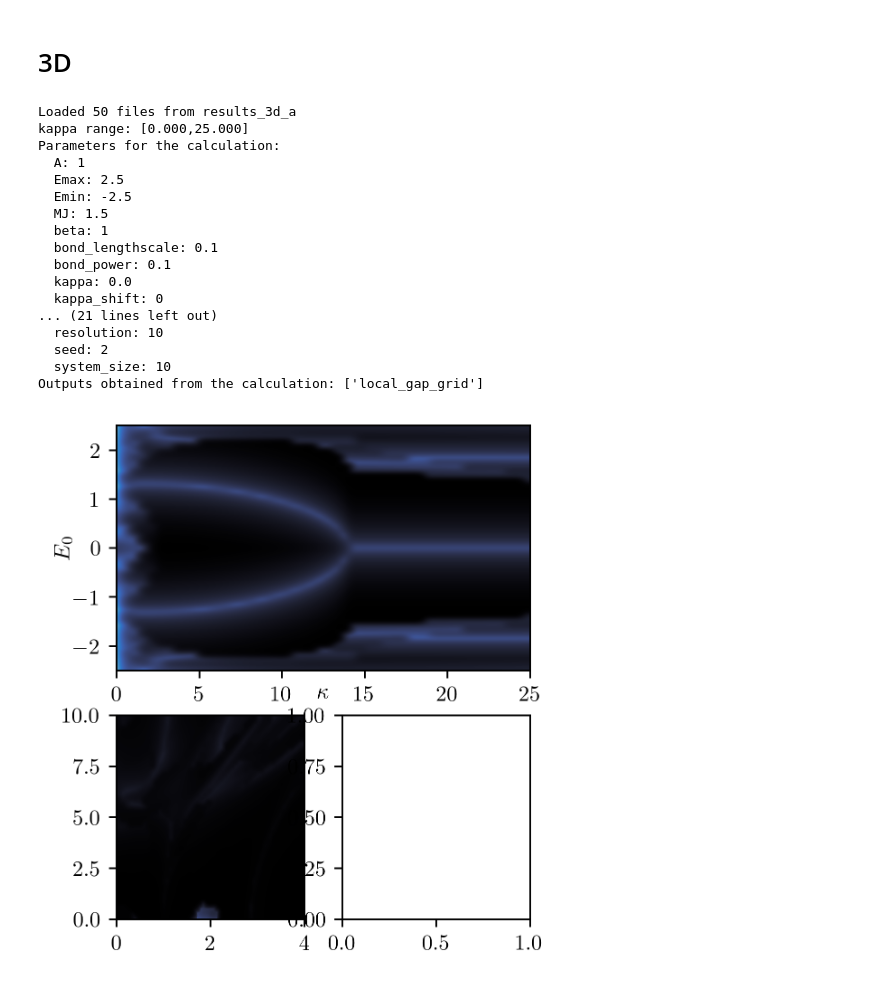
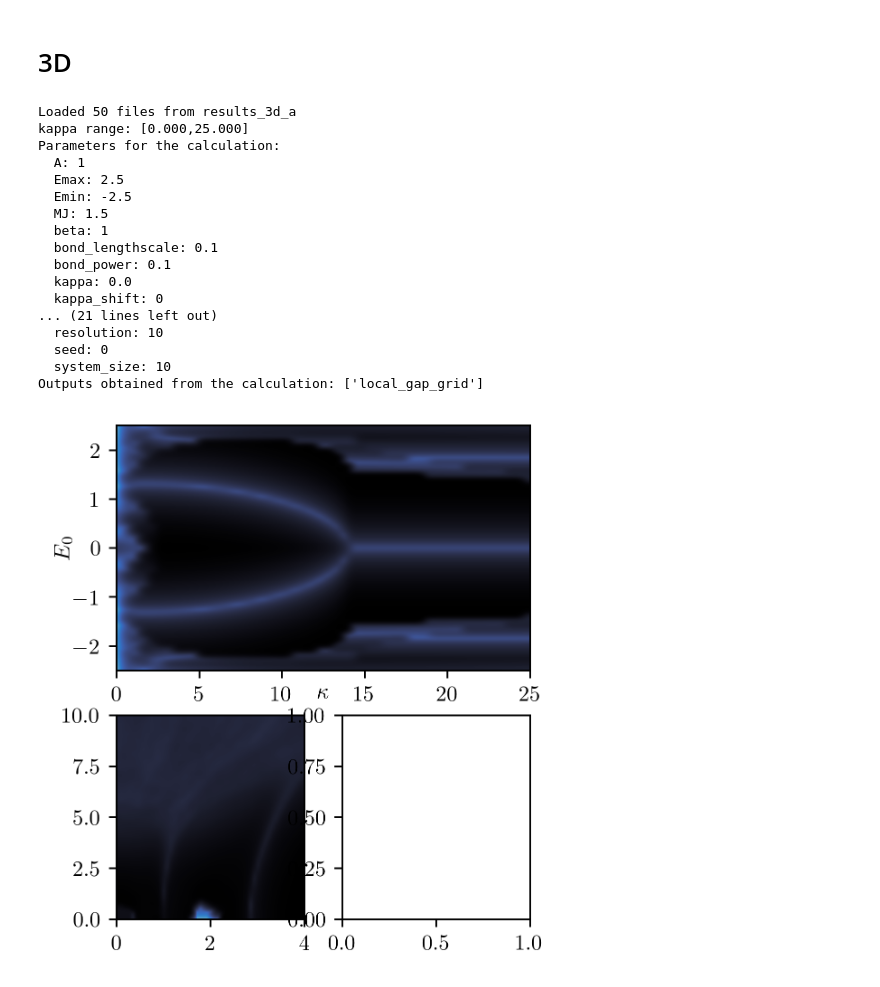
Before and after one commit to lauragoms/TAI-localizer, a Jupyter notebook: appendix/kappa.ipynb, the cells around one changed output. Cells and saved outputs as stored; diff of their text form; code cells hidden in the pictures.

Commit message:
check kappa 2 again

```diff
--- a/appendix/kappa.ipynb
+++ b/appendix/kappa.ipynb
@@ -157,7 +157,7 @@ output_a = load_cluster_results(
 )
 output_bc = load_cluster_results(
     "results_3d_bc",
-    "results_seed2.0_kappa_2_L10.h5",
+    "results_seed*_kappa_2_L10.h5",
     check_reals=50,
 )
 # %% [output]
@@ -175,9 +175,11 @@ Parameters for the calculation:
   kappa_shift: 0
 ... (21 lines left out)
   resolution: 10
-  seed: 2
+  seed: 0
   system_size: 10
 Outputs obtained from the calculation: ['local_gap_grid']
+# %%
+localgap_b = np.mean([elem for elem in output_bc['local_gap_grid']], axis = 0)
 # %%
 M_values = np.linspace(0, 4, 50)
 kappa_values = np.linspace(0, 25, 50)
@@ -222,7 +224,7 @@ ax_top.set_xlabel(r'$\kappa$', labelpad=-10)
 ax_top.set_ylabel(r'$E_0$', labelpad=0)
 # # plt.savefig("localgap_kappa_grid.png", bbox_inches='tight')
 
-localgap_b = np.array(output_bc['local_gap_grid'])
+
 M_values = np.linspace(0, 4, 50)
 W_values = np.linspace(0, 10, 50)
 axes = ax_bl
@@ -250,33 +252,33 @@ im = axes.imshow(
 
 # ax_bl.set_ylabel(r'$W$', labelpad=0)
 # ax_br.set_yticks([])
 
 
 # ax_cbar = ax_top.inset_axes([1.05, -0.6, 0.05, 1.2])
 # cbar = fig.colorbar(
 #     im,
 #     cax=ax_cbar,
 #     orientation='vertical',
 #     fraction=1,
 #     norm='log',
 #     # label='Local gap',
 #     )
 # cbar.set_label('Local gap', labelpad=-15)
 # cbar.outline.set_visible(False)
 # cbar.ax.minorticks_off()
 # cbar.ax.tick_params(length=0)
 # cbar.set_ticks([10**np.round(np.min(np.log10(localgap_grid[:,:].T))), 10**np.floor(np.max(np.log10(localgap_grid[:,:].T)))])
 
 
 # ax_cbar.tick_params(length=0)
 # ax_cbar.set_frame_on(False)
 # ax_cbar.set_rasterized(True)
 # # cbar.outline.set_visible(False)
 
 # label = ['a)', 'b)', 'c)']
 # # for axes in [ax_top, ax_bl, ax_br]:
 # #     axes.text(label.pop(0), transform=axes.transAxes, xy=(0.05, 0.9), color='white', y=0.9, s=axes.texts[0].get_text(), fontsize=12)
 # %% [output]
-[figure, old version]
+[figure, new version]
 # %% [markdown]
 ![image.png](attachment:image.png)
```
